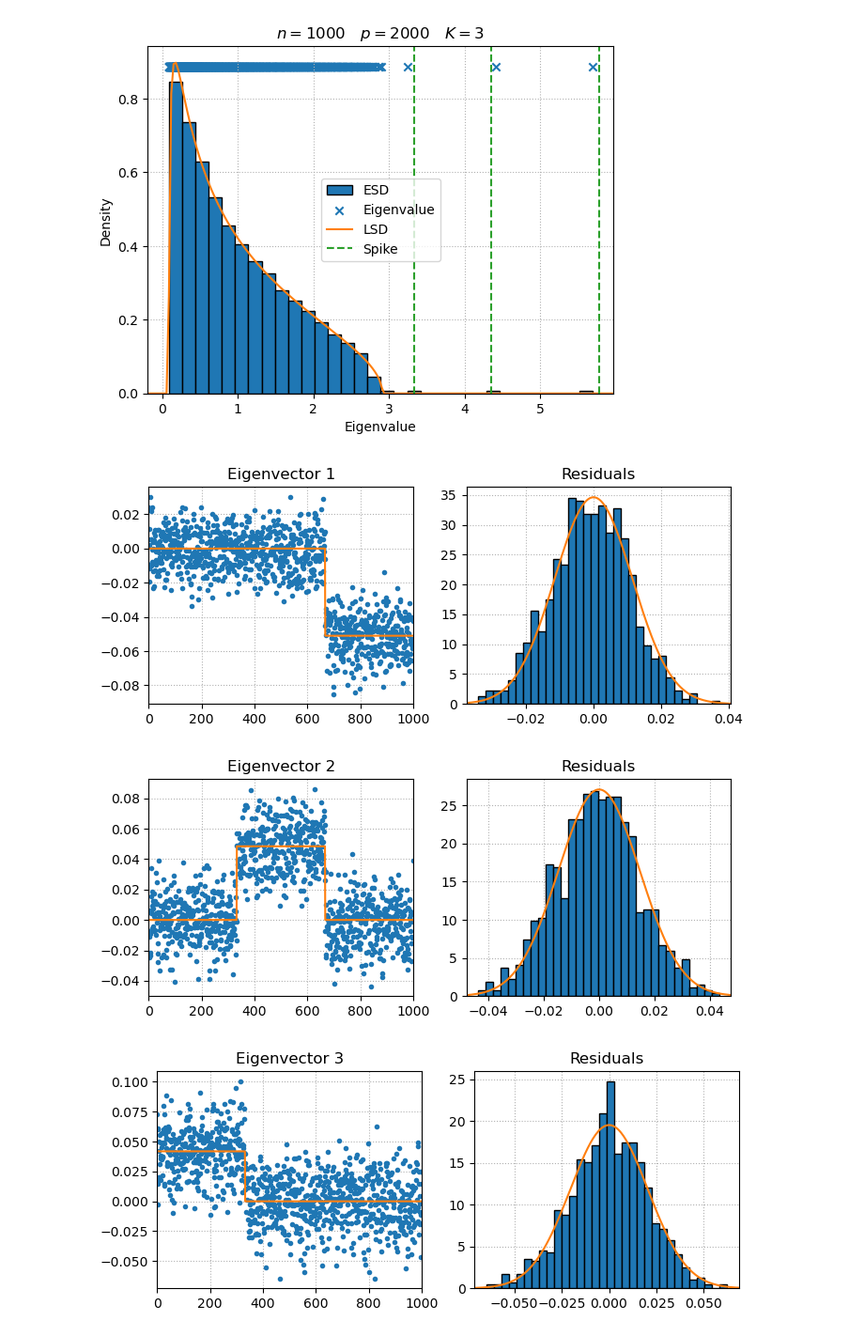
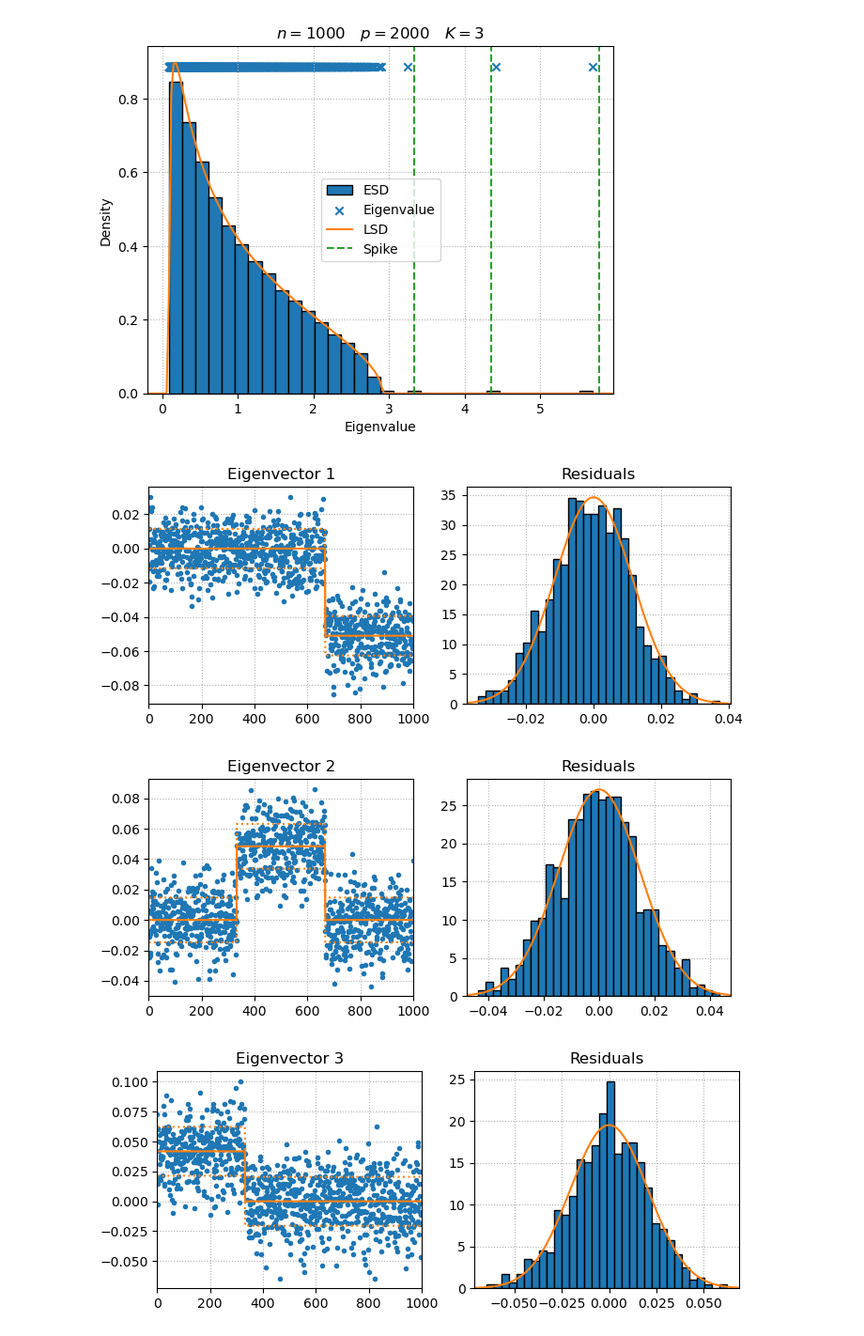
Before and after one commit to HugoLebeau/asymptotic_fluctuations_spectral_clustering, a Jupyter notebook: synthetic_data.ipynb, the cells around one changed output. Shown: that part at 94% size. Drawn from its saved outputs; the diff is of its cells as text; code cells hidden in the pictures.

```diff
--- a/synthetic_data.ipynb
+++ b/synthetic_data.ipynb
@@ -95,23 +95,26 @@ plt.show()
 # %%
 # Spike eigenvectors
 
 for k in range(K):
+    std = np.sqrt((1-spike_align[-k-1])/n)
     fig, ax = plt.subplots(1, 2, figsize=(8, 3))
-    ax[0].plot(eigvecs[:, -k-1], ls='', marker='.')
-    ax[0].plot(vecs[:, -k-1])
+    ax[0].plot(eigvecs[:, -k-1], ls='', marker='.', color='C0')
+    ax[0].plot(vecs[:, -k-1], color='C1')
+    ax[0].plot(vecs[:, -k-1]+std, ls=':', color='C1')
+    ax[0].plot(vecs[:, -k-1]-std, ls=':', color='C1')
     ax[0].set_xlim(0, n)
     ax[0].grid(ls=':')
     ax[0].set_title("Eigenvector {}".format(k+1))
     ax[1].hist(residuals[:, -k-1], density=True, bins='sqrt', edgecolor='black', zorder=2)
     xmin, xmax = ax[1].get_xlim()
     xx = np.linspace(xmin, xmax, 200)
     yy = stats.norm.pdf(xx, loc=0, scale=np.sqrt((1-spike_align[-k-1])/n))
     plt.plot(xx, yy)
     ax[1].set_xlim(xmin, xmax)
     ax[1].grid(ls=':')
     ax[1].set_title("Residuals")
     plt.show()
 # %% [output]
-[figure, old version]
+[figure, new version]
-[figure, old version]
+[figure, new version]
-[figure, old version]
+[figure, new version]
```
Also changed, not shown: 1 other file.
